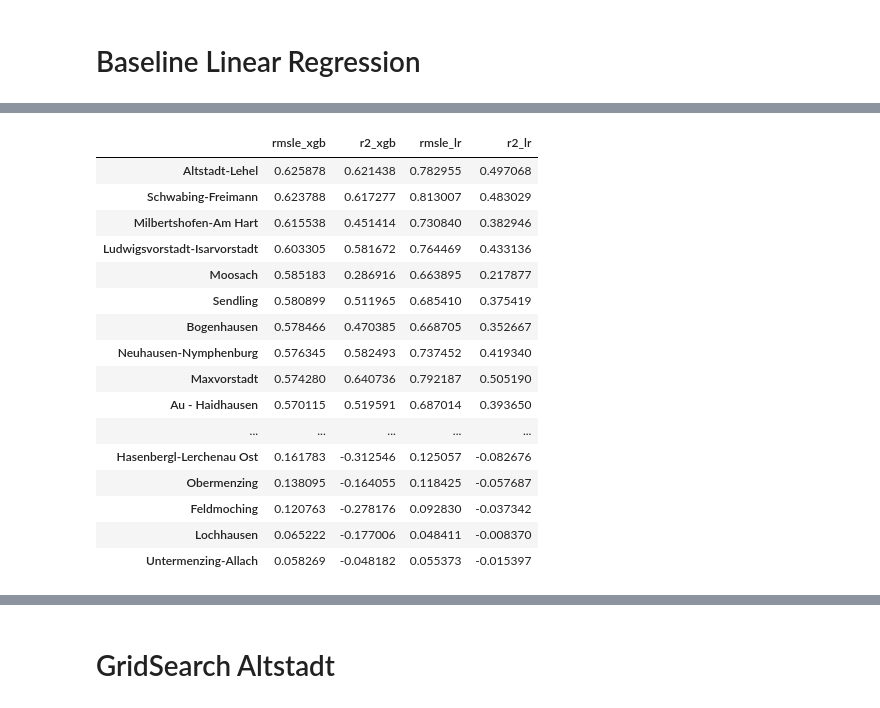
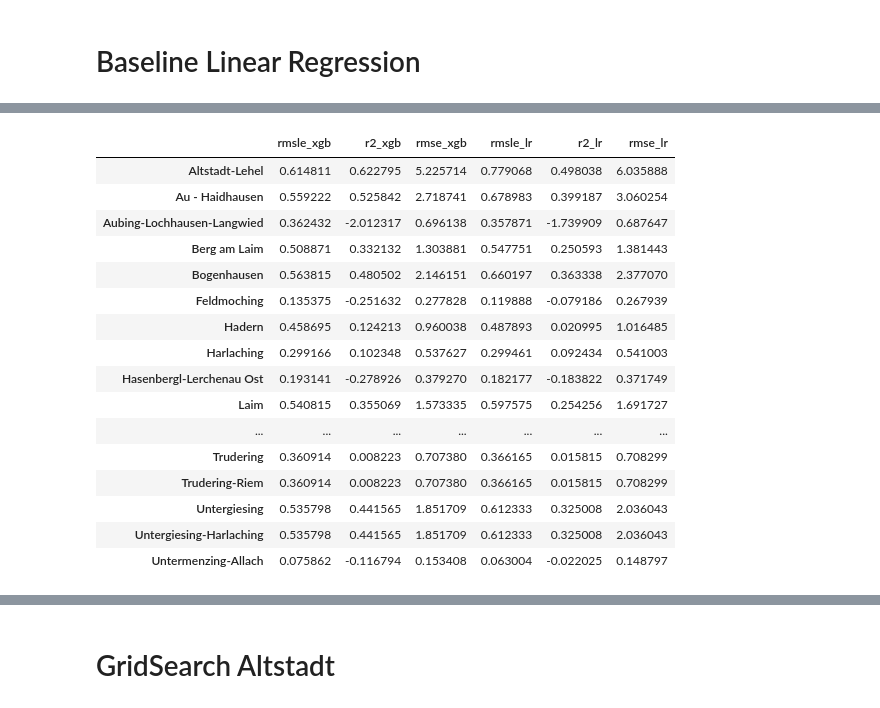
Before and after one commit to shoefer987/bike_sharing_demand, a Jupyter notebook: notebooks/shoefer987_xgboost.ipynb, the cells around one changed output, grey strips where cells are left out. Saved outputs shown, nothing was run; the diff lists cells and outputs as text; code cells hidden in the pictures.

```diff
--- a/notebooks/shoefer987_xgboost.ipynb
+++ b/notebooks/shoefer987_xgboost.ipynb
@@ -61,10 +81,12 @@ fold_dfs = get_folds(data, fold_length=8760, fold_stride=8760)
 models = []
 districts_rmsle = []
 districts_r2 = []
+districts_rmse = []
 
 for dist in districts:
     scores_list = []
     scores_r2_list = []
+    scores_rmse_list = []
 
     indices = [0, 1, 2, 3]
 
@@ -82,16 +104,19 @@ for dist in districts:
         y_train = train_df[dist]
 
         xgb_r.fit(X_train, y_train)
-        y_pred = [round(x) if x >= 0 else 0 for x in xgb_r.predict(X_test)]
+        y_pred = [x if x >= 0 else 0 for x in xgb_r.predict(X_test)]
         score_r2 = r2_score(y_test , y_pred)
         scores = np.sqrt(mean_squared_log_error(y_test, y_pred))
+        mse = mean_squared_error(y_test, y_pred)
 
         scores_list.append(scores)
         scores_r2_list.append(score_r2)
+        scores_rmse_list.append(np.sqrt(mse))
 
     print(f"{id} >>> scores={scores_list}")
 
     scores_array = np.array(scores)
     districts_rmsle.append(np.mean(scores_array.flatten()))
     districts_r2.append(np.mean(scores_r2_list))
+    districts_rmse.append(np.mean(scores_rmse_list))
 # %% [output]
@@ -115,4 +140,4 @@ for dist in districts:
 # %%
-metrics_base = pd.DataFrame({'rmsle': districts_rmsle, 'r2': districts_r2}, index=districts).sort_values(by='rmsle', ascending=False)
+metrics_base = pd.DataFrame({'rmsle': districts_rmsle, 'r2': districts_r2, 'rmse': districts_rmse}, index=districts)
 metrics_base
 # %% [output]
@@ -310,10 +335,12 @@ pd.DataFrame({'labels':kmeans.labels_}, index=y.columns).sort_values(by='labels'
 models = []
 districts_rmsle = []
 districts_r2 = []
+districts_rmse = []
 
 for dist in districts:
     scores_list = []
     scores_r2_list = []
+    scores_rmse_list = []
 
     indices = [0, 1, 2, 3]
 
@@ -329,15 +356,18 @@ for dist in districts:
         y_train = train_df[dist]
 
         lr.fit(X_train, y_train)
-        y_pred = [round(x) if x >= 0 else 0 for x in lr.predict(X_test)]
+        y_pred = [x if x >= 0 else 0 for x in lr.predict(X_test)]
         score_r2 = r2_score(y_test , y_pred)
+        mse = mean_squared_error(y_test, y_pred)
         scores = np.sqrt(mean_squared_log_error(y_test, y_pred))
         scores_list.append(scores)
         scores_r2_list.append(score_r2)
+        scores_rmse_list.append(np.sqrt(mse))
 
     print(f"{id} >>> scores={scores_list}")
 
     scores_array = np.array(scores)
     districts_rmsle.append(np.mean(scores_array.flatten()))
     districts_r2.append(np.mean(scores_r2_list))
+    districts_rmse.append(np.mean(scores_rmse_list))
 # %% [output]
@@ -361,23 +391,23 @@ for dist in districts:
 # %%
-metrics_lr = pd.DataFrame({'rmsle': districts_rmsle, 'r2': districts_r2}, index=districts).sort_values(by='rmsle', ascending=False)
+metrics_lr = pd.DataFrame({'rmsle': districts_rmsle, 'r2': districts_r2, 'rmse': districts_rmse}, index=districts)
 # %%
-metrics_lr_xgb = metrics_round.merge(metrics_lr, left_index=True, right_index=True, suffixes=('_xgb', '_lr'))
+metrics_lr_xgb = metrics_base.merge(metrics_lr, left_index=True, right_index=True, suffixes=('_xgb', '_lr'))
 metrics_lr_xgb
 # %% [output]
-|  | rmsle_xgb | r2_xgb | rmsle_lr | r2_lr |
-| Altstadt-Lehel | 0.625878 | 0.621438 | 0.782955 | 0.497068 |
-| Schwabing-Freimann | 0.623788 | 0.617277 | 0.813007 | 0.483029 |
-| Milbertshofen-Am Hart | 0.615538 | 0.451414 | 0.730840 | 0.382946 |
-| Ludwigsvorstadt-Isarvorstadt | 0.603305 | 0.581672 | 0.764469 | 0.433136 |
-| Moosach | 0.585183 | 0.286916 | 0.663895 | 0.217877 |
-| Sendling | 0.580899 | 0.511965 | 0.685410 | 0.375419 |
-| Bogenhausen | 0.578466 | 0.470385 | 0.668705 | 0.352667 |
-| Neuhausen-Nymphenburg | 0.576345 | 0.582493 | 0.737452 | 0.419340 |
-| Maxvorstadt | 0.574280 | 0.640736 | 0.792187 | 0.505190 |
-| Au - Haidhausen | 0.570115 | 0.519591 | 0.687014 | 0.393650 |
-| ... | ... | ... | ... | ... |
-| Hasenbergl-Lerchenau Ost | 0.161783 | -0.312546 | 0.125057 | -0.082676 |
-| Obermenzing | 0.138095 | -0.164055 | 0.118425 | -0.057687 |
-| Feldmoching | 0.120763 | -0.278176 | 0.092830 | -0.037342 |
-| Lochhausen | 0.065222 | -0.177006 | 0.048411 | -0.008370 |
-| Untermenzing-Allach | 0.058269 | -0.048182 | 0.055373 | -0.015397 |
+|  | rmsle_xgb | r2_xgb | rmse_xgb | rmsle_lr | r2_lr | rmse_lr |
+| Altstadt-Lehel | 0.614811 | 0.622795 | 5.225714 | 0.779068 | 0.498038 | 6.035888 |
+| Au - Haidhausen | 0.559222 | 0.525842 | 2.718741 | 0.678983 | 0.399187 | 3.060254 |
+| Aubing-Lochhausen-Langwied | 0.362432 | -2.012317 | 0.696138 | 0.357871 | -1.739909 | 0.687647 |
+| Berg am Laim | 0.508871 | 0.332132 | 1.303881 | 0.547751 | 0.250593 | 1.381443 |
+| Bogenhausen | 0.563815 | 0.480502 | 2.146151 | 0.660197 | 0.363338 | 2.377070 |
+| Feldmoching | 0.135375 | -0.251632 | 0.277828 | 0.119888 | -0.079186 | 0.267939 |
+| Hadern | 0.458695 | 0.124213 | 0.960038 | 0.487893 | 0.020995 | 1.016485 |
+| Harlaching | 0.299166 | 0.102348 | 0.537627 | 0.299461 | 0.092434 | 0.541003 |
+| Hasenbergl-Lerchenau Ost | 0.193141 | -0.278926 | 0.379270 | 0.182177 | -0.183822 | 0.371749 |
+| Laim | 0.540815 | 0.355069 | 1.573335 | 0.597575 | 0.254256 | 1.691727 |
+| ... | ... | ... | ... | ... | ... | ... |
+| Trudering | 0.360914 | 0.008223 | 0.707380 | 0.366165 | 0.015815 | 0.708299 |
+| Trudering-Riem | 0.360914 | 0.008223 | 0.707380 | 0.366165 | 0.015815 | 0.708299 |
+| Untergiesing | 0.535798 | 0.441565 | 1.851709 | 0.612333 | 0.325008 | 2.036043 |
+| Untergiesing-Harlaching | 0.535798 | 0.441565 | 1.851709 | 0.612333 | 0.325008 | 2.036043 |
+| Untermenzing-Allach | 0.075862 | -0.116794 | 0.153408 | 0.063004 | -0.022025 | 0.148797 |
```
Also changed, not shown: parts of 26 cells of this notebook.
